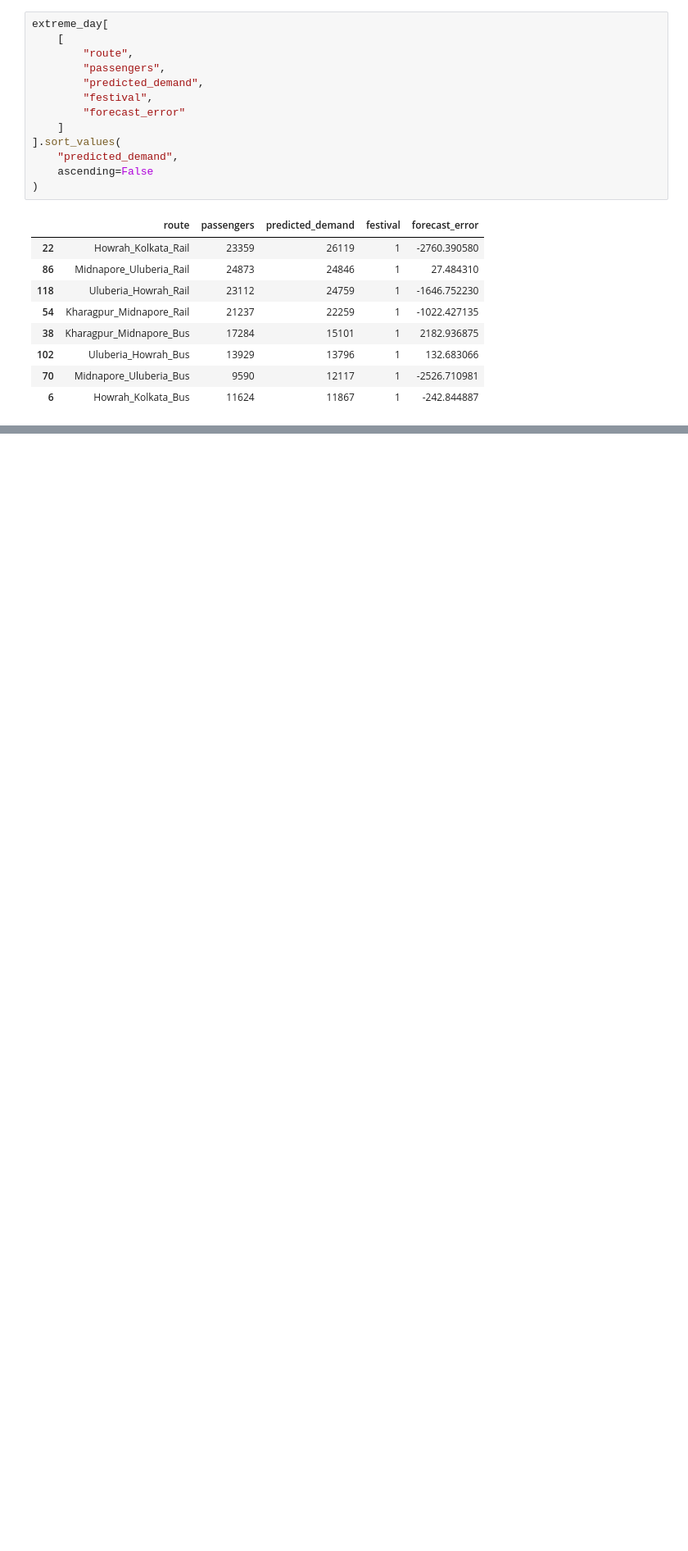
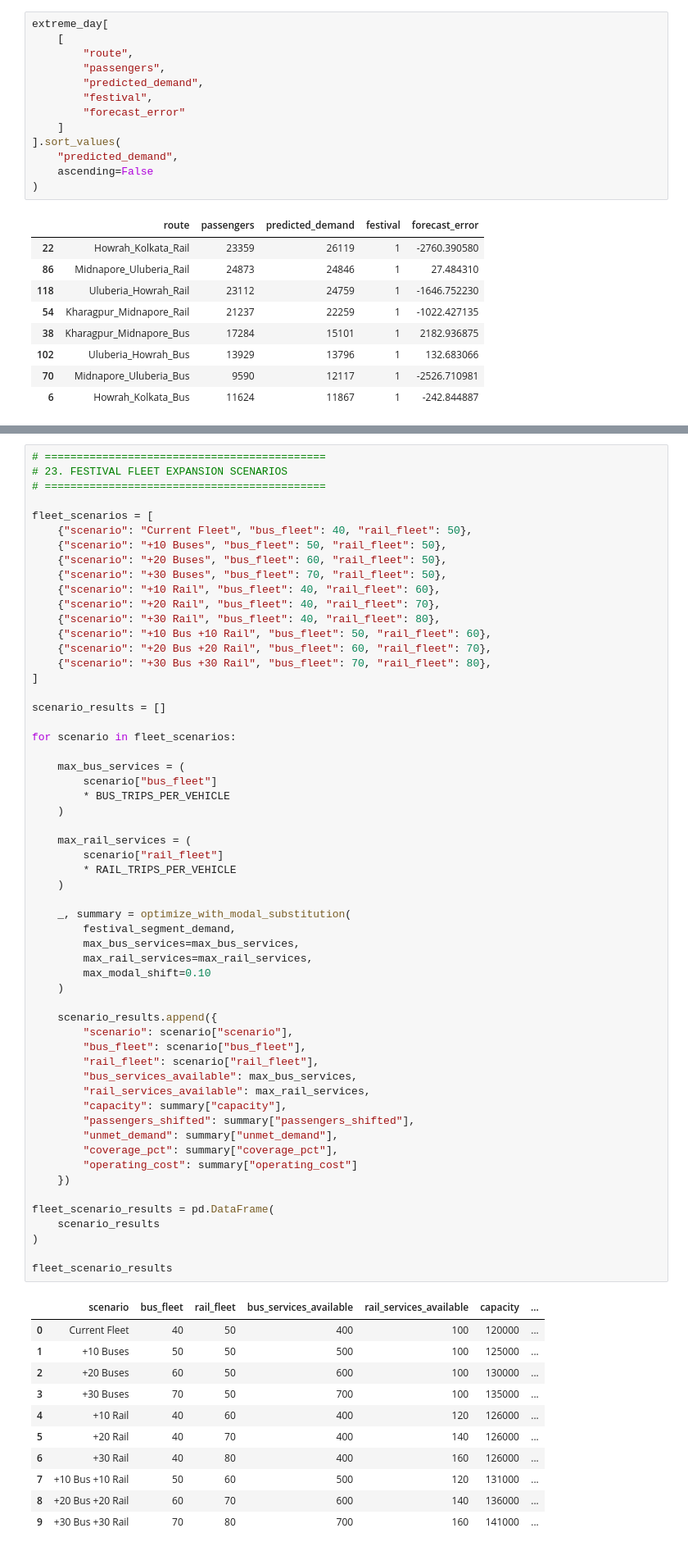
Before and after one commit to abhisarthak/public-transport-demand-planning, a Jupyter notebook: notebooks/03_fleet_optimization.ipynb, the cells around one changed output, grey strips where cells are left out. Shown at 82% size. Saved outputs shown, nothing was run; the diff lists cells and outputs as text; blank space fills up the shorter version.

```diff
--- a/notebooks/03_fleet_optimization.ipynb
+++ b/notebooks/03_fleet_optimization.ipynb
@@ -1203,0 +2298,69 @@ extreme_day[
+# %%
+# ============================================
+# 23. FESTIVAL FLEET EXPANSION SCENARIOS
+# ============================================
+
+fleet_scenarios = [
+    {"scenario": "Current Fleet", "bus_fleet": 40, "rail_fleet": 50},
+    {"scenario": "+10 Buses", "bus_fleet": 50, "rail_fleet": 50},
+    {"scenario": "+20 Buses", "bus_fleet": 60, "rail_fleet": 50},
+    {"scenario": "+30 Buses", "bus_fleet": 70, "rail_fleet": 50},
+    {"scenario": "+10 Rail", "bus_fleet": 40, "rail_fleet": 60},
+    {"scenario": "+20 Rail", "bus_fleet": 40, "rail_fleet": 70},
+    {"scenario": "+30 Rail", "bus_fleet": 40, "rail_fleet": 80},
+    {"scenario": "+10 Bus +10 Rail", "bus_fleet": 50, "rail_fleet": 60},
+    {"scenario": "+20 Bus +20 Rail", "bus_fleet": 60, "rail_fleet": 70},
+    {"scenario": "+30 Bus +30 Rail", "bus_fleet": 70, "rail_fleet": 80},
+]
+
+scenario_results = []
+
+for scenario in fleet_scenarios:
+
+    max_bus_services = (
+        scenario["bus_fleet"]
+        * BUS_TRIPS_PER_VEHICLE
+    )
+
+    max_rail_services = (
+        scenario["rail_fleet"]
+        * RAIL_TRIPS_PER_VEHICLE
+    )
+
+    _, summary = optimize_with_modal_substitution(
+        festival_segment_demand,
+        max_bus_services=max_bus_services,
+        max_rail_services=max_rail_services,
+        max_modal_shift=0.10
+    )
+
+    scenario_results.append({
+        "scenario": scenario["scenario"],
+        "bus_fleet": scenario["bus_fleet"],
+        "rail_fleet": scenario["rail_fleet"],
+        "bus_services_available": max_bus_services,
+        "rail_services_available": max_rail_services,
+        "capacity": summary["capacity"],
+        "passengers_shifted": summary["passengers_shifted"],
+        "unmet_demand": summary["unmet_demand"],
+        "coverage_pct": summary["coverage_pct"],
+        "operating_cost": summary["operating_cost"]
+    })
+
+fleet_scenario_results = pd.DataFrame(
+    scenario_results
+)
+
+fleet_scenario_results
+# %% [output]
+|  | scenario | bus_fleet | rail_fleet | bus_services_available | rail_services_available | capacity | ... |
+| 0 | Current Fleet | 40 | 50 | 400 | 100 | 120000 | ... |
+| 1 | +10 Buses | 50 | 50 | 500 | 100 | 125000 | ... |
+| 2 | +20 Buses | 60 | 50 | 600 | 100 | 130000 | ... |
+| 3 | +30 Buses | 70 | 50 | 700 | 100 | 135000 | ... |
+| 4 | +10 Rail | 40 | 60 | 400 | 120 | 126000 | ... |
+| 5 | +20 Rail | 40 | 70 | 400 | 140 | 126000 | ... |
+| 6 | +30 Rail | 40 | 80 | 400 | 160 | 126000 | ... |
+| 7 | +10 Bus +10 Rail | 50 | 60 | 500 | 120 | 131000 | ... |
+| 8 | +20 Bus +20 Rail | 60 | 70 | 600 | 140 | 136000 | ... |
+| 9 | +30 Bus +30 Rail | 70 | 80 | 700 | 160 | 141000 | ... |
```
Also changed, not shown: parts of 33 cells of this notebook.
